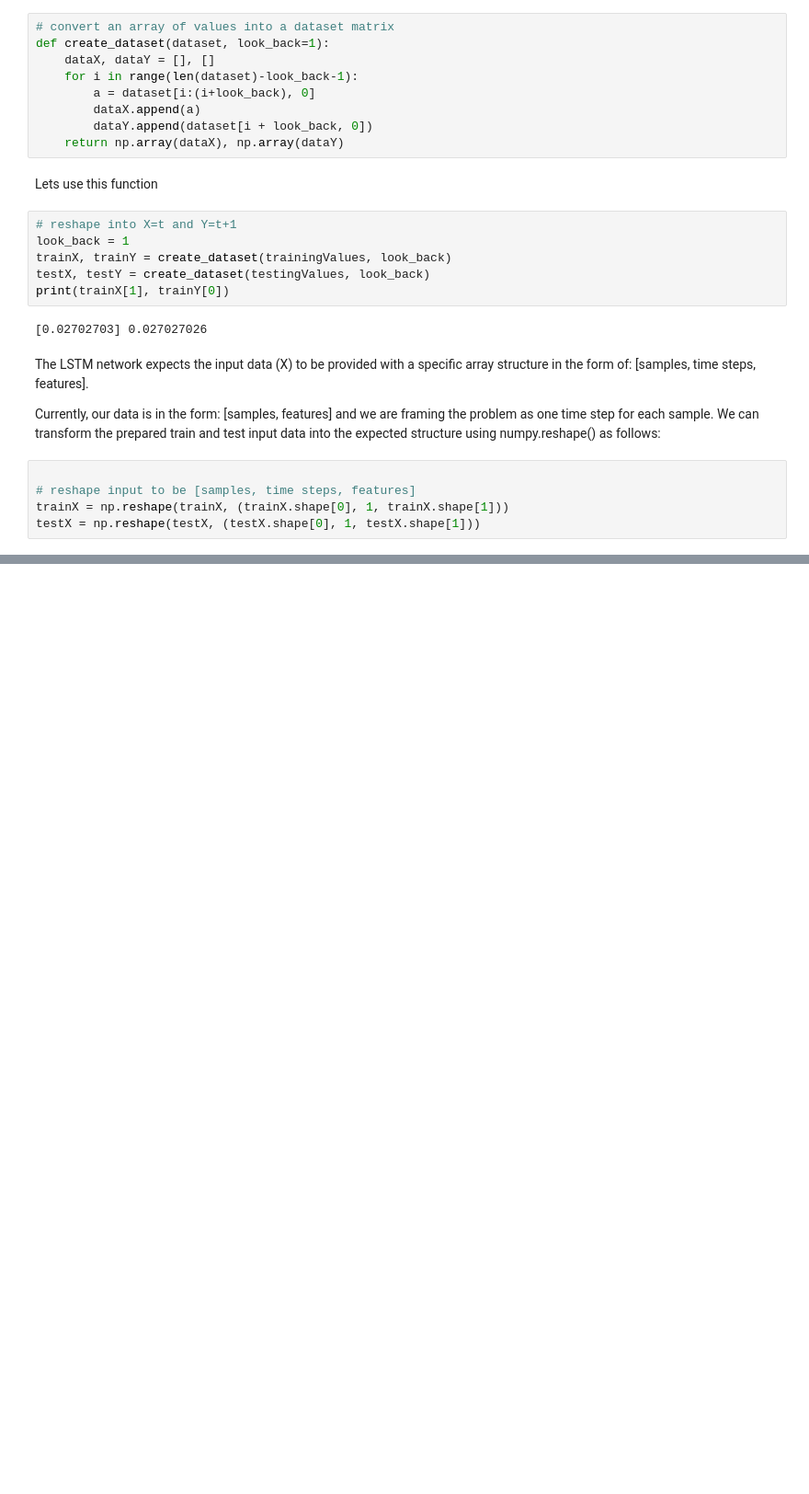
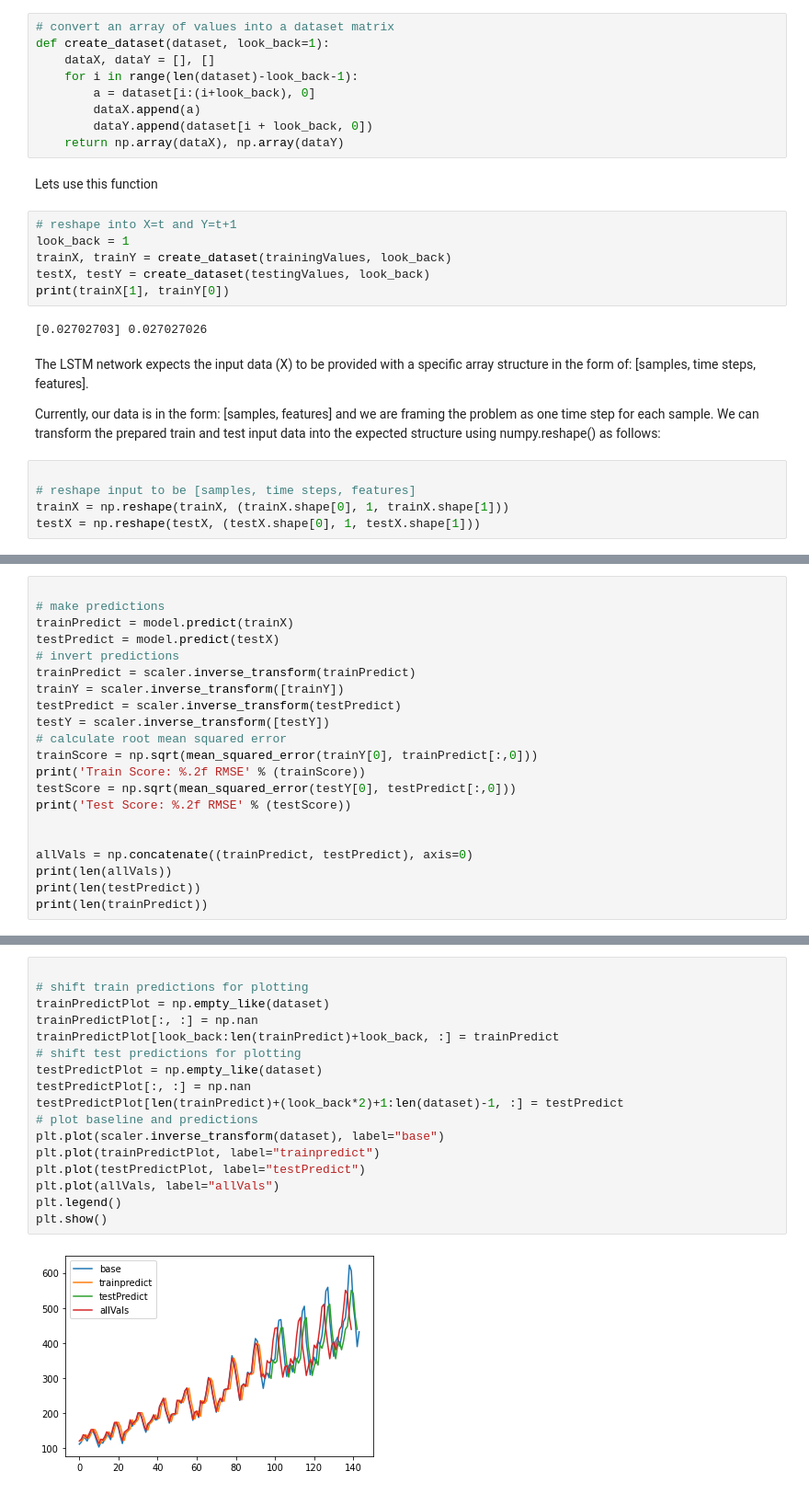
Before and after one commit to SentientPlatypus/iap_prediction, a Jupyter notebook: LSTMnetwork.ipynb, the cells around one changed output, grey strips where cells are left out. Shown: that part at 92% size. Drawn from its saved outputs; the diff is of its cells as text; blank space fills up the shorter version.

Commit message:
Added Labels

```diff
--- a/LSTMnetwork.ipynb
+++ b/LSTMnetwork.ipynb
@@ -82,0 +118,21 @@ testX = np.reshape(testX, (testX.shape[0], 1, testX.shape[1]))
+# %%
+
+# make predictions
+trainPredict = model.predict(trainX)
+testPredict = model.predict(testX)
+# invert predictions
+trainPredict = scaler.inverse_transform(trainPredict)
+trainY = scaler.inverse_transform([trainY])
+testPredict = scaler.inverse_transform(testPredict)
+testY = scaler.inverse_transform([testY])
+# calculate root mean squared error
+trainScore = np.sqrt(mean_squared_error(trainY[0], trainPredict[:,0]))
+print('Train Score: %.2f RMSE' % (trainScore))
+testScore = np.sqrt(mean_squared_error(testY[0], testPredict[:,0]))
+print('Test Score: %.2f RMSE' % (testScore))
+
+
+allVals = np.concatenate((trainPredict, testPredict), axis=0)
+print(len(allVals))
+print(len(testPredict))
+print(len(trainPredict))
@@ -82,0 +149,19 @@ testX = np.reshape(testX, (testX.shape[0], 1, testX.shape[1]))
+# %%
+
+# shift train predictions for plotting
+trainPredictPlot = np.empty_like(dataset)
+trainPredictPlot[:, :] = np.nan
+trainPredictPlot[look_back:len(trainPredict)+look_back, :] = trainPredict
+# shift test predictions for plotting
+testPredictPlot = np.empty_like(dataset)
+testPredictPlot[:, :] = np.nan
+testPredictPlot[len(trainPredict)+(look_back*2)+1:len(dataset)-1, :] = testPredict
+# plot baseline and predictions
+plt.plot(scaler.inverse_transform(dataset), label="base")
+plt.plot(trainPredictPlot, label="trainpredict")
+plt.plot(testPredictPlot, label="testPredict")
+plt.plot(allVals, label="allVals")
+plt.legend()
+plt.show()
+# %% [output]
+[figure, added]
```
Also changed, not shown: parts of 5 cells of this notebook.
